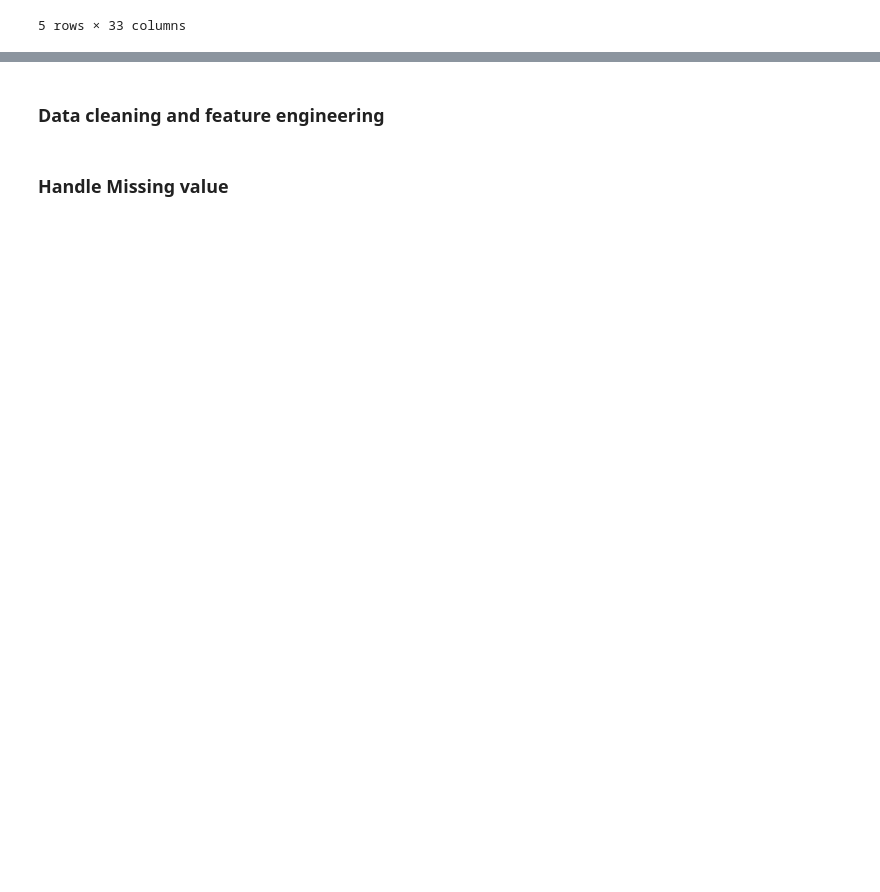
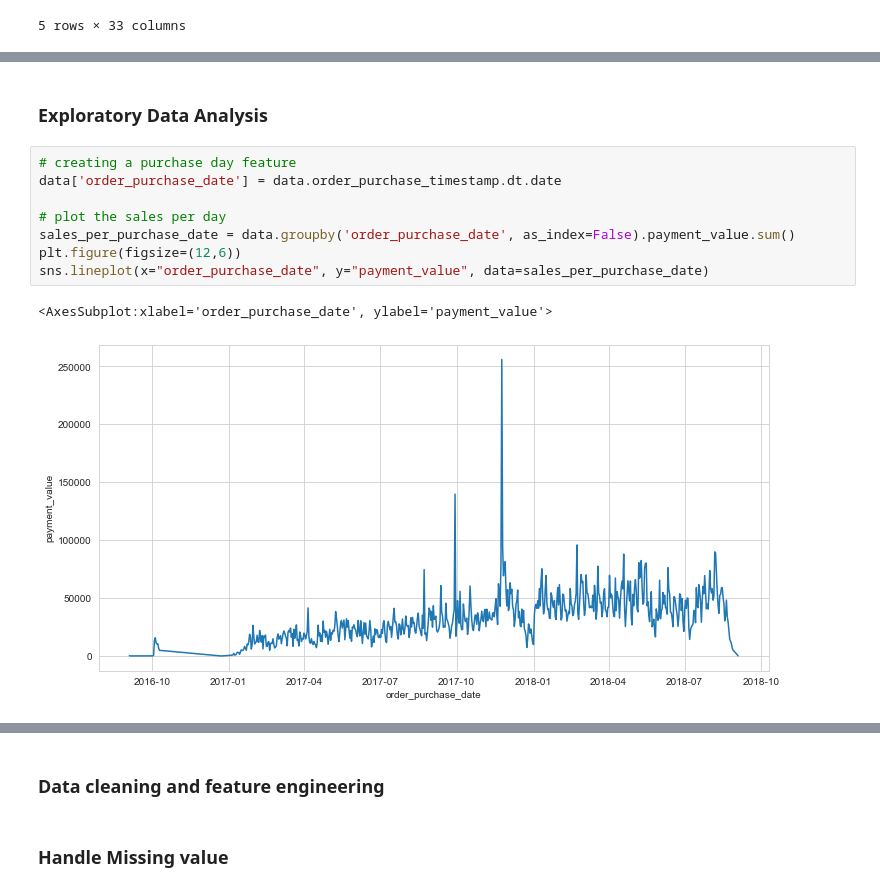
Before and after one commit to jiahuiwang2020/Data-Science-Project, a Jupyter notebook: E_Commerce/Main.ipynb, the cells around one changed output, grey strips where cells are left out. Drawn from its saved outputs; the diff is of its cells as text; blank space fills up the shorter version.

```diff
--- a/E_Commerce/Main.ipynb
+++ b/E_Commerce/Main.ipynb
@@ -290,0 +291,14 @@ product_category_name: category name in English
+# %% [markdown]
+####
+### Exploratory Data Analysis
+# %%
+# creating a purchase day feature
+data['order_purchase_date'] = data.order_purchase_timestamp.dt.date
+
+# plot the sales per day
+sales_per_purchase_date = data.groupby('order_purchase_date', as_index=False).payment_value.sum()
+plt.figure(figsize=(12,6))
+sns.lineplot(x="order_purchase_date", y="payment_value", data=sales_per_purchase_date)
+# %% [output]
+<AxesSubplot:xlabel='order_purchase_date', ylabel='payment_value'>
+[figure, added]
```
Also changed, not shown: parts of 77 cells of this notebook.
